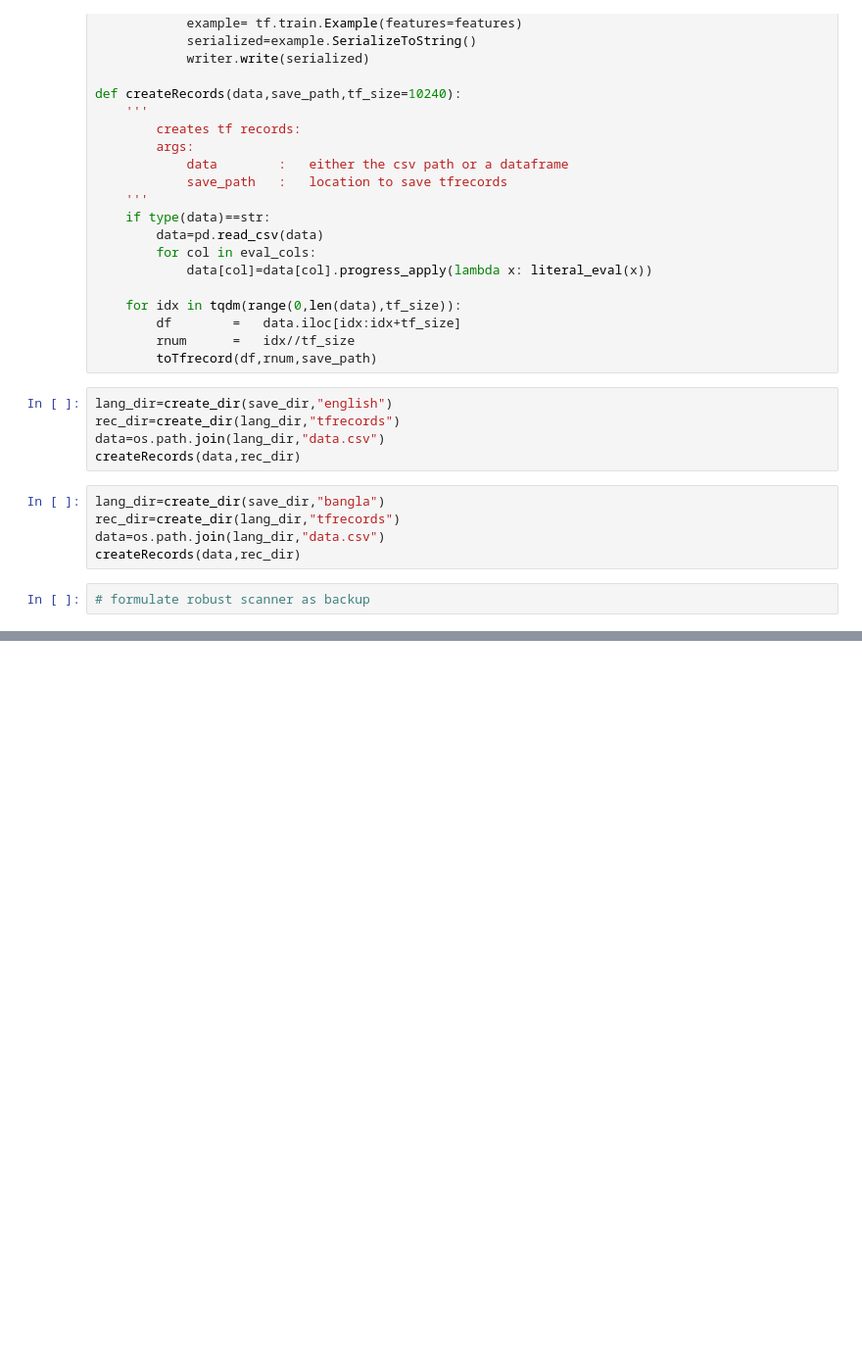
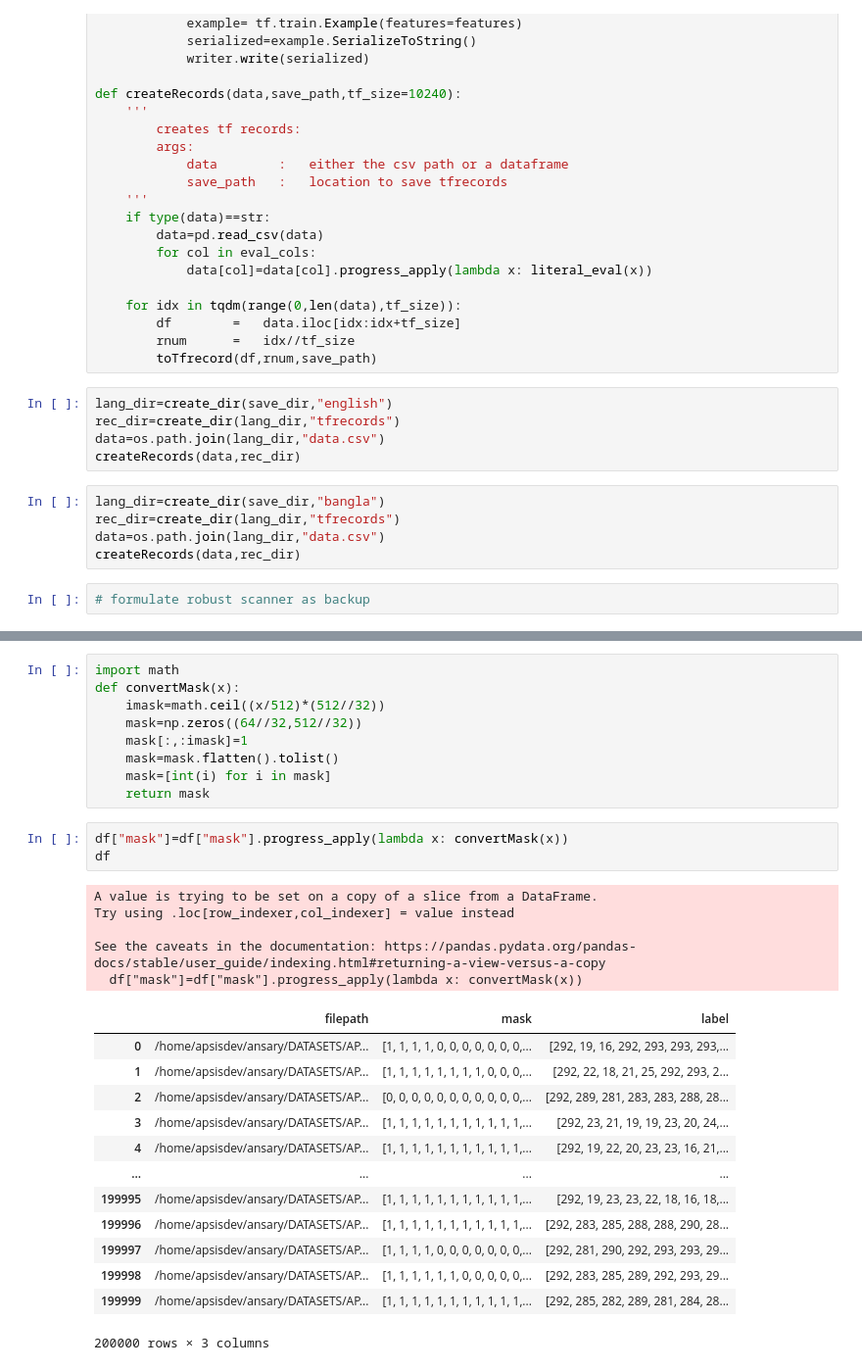
Before and after one commit to mnansary/apsis-cdr-ocr, a Jupyter notebook: number_synth.ipynb, the cells around one changed output, grey strips where cells are left out. Shown at 98% size. Saved outputs shown, nothing was run; the diff lists cells and outputs as text; blank space fills up the shorter version.

Commit message:
stable

```diff
--- a/number_synth.ipynb
+++ b/number_synth.ipynb
@@ -340,0 +404,31 @@ createRecords(df,rec_dir)
+# %%
+import math
+def convertMask(x):
+    imask=math.ceil((x/512)*(512//32))
+    mask=np.zeros((64//32,512//32))
+    mask[:,:imask]=1
+    mask=mask.flatten().tolist()
+    mask=[int(i) for i in mask]
+    return mask
+# %%
+df["mask"]=df["mask"].progress_apply(lambda x: convertMask(x))
+df
+# %% [output]
+A value is trying to be set on a copy of a slice from a DataFrame.
+Try using .loc[row_indexer,col_indexer] = value instead
+
+See the caveats in the documentation: https://pandas.pydata.org/pandas-docs/stable/user_guide/indexing.html#returning-a-view-versus-a-copy
+  df["mask"]=df["mask"].progress_apply(lambda x: convertMask(x))
+|  | filepath | mask | label |
+| 0 | /home/apsisdev/ansary/DATASETS/AP... | [1, 1, 1, 1, 0, 0, 0, 0, 0, 0, 0,... | [292, 19, 16, 292, 293, 293, 293,... |
+| 1 | /home/apsisdev/ansary/DATASETS/AP... | [1, 1, 1, 1, 1, 1, 1, 1, 0, 0, 0,... | [292, 22, 18, 21, 25, 292, 293, 2... |
+| 2 | /home/apsisdev/ansary/DATASETS/AP... | [0, 0, 0, 0, 0, 0, 0, 0, 0, 0, 0,... | [292, 289, 281, 283, 283, 288, 28... |
+| 3 | /home/apsisdev/ansary/DATASETS/AP... | [1, 1, 1, 1, 1, 1, 1, 1, 1, 1, 1,... | [292, 23, 21, 19, 19, 23, 20, 24,... |
+| 4 | /home/apsisdev/ansary/DATASETS/AP... | [1, 1, 1, 1, 1, 1, 1, 1, 1, 1, 1,... | [292, 19, 22, 20, 23, 23, 16, 21,... |
+| ... | ... | ... | ... |
+| 199995 | /home/apsisdev/ansary/DATASETS/AP... | [1, 1, 1, 1, 1, 1, 1, 1, 1, 1, 1,... | [292, 19, 23, 23, 22, 18, 16, 18,... |
+| 199996 | /home/apsisdev/ansary/DATASETS/AP... | [1, 1, 1, 1, 1, 1, 1, 1, 1, 1, 1,... | [292, 283, 285, 288, 288, 290, 28... |
+| 199997 | /home/apsisdev/ansary/DATASETS/AP... | [1, 1, 1, 1, 0, 0, 0, 0, 0, 0, 0,... | [292, 281, 290, 292, 293, 293, 29... |
+| 199998 | /home/apsisdev/ansary/DATASETS/AP... | [1, 1, 1, 1, 1, 1, 0, 0, 0, 0, 0,... | [292, 283, 285, 289, 292, 293, 29... |
+| 199999 | /home/apsisdev/ansary/DATASETS/AP... | [1, 1, 1, 1, 1, 1, 1, 1, 1, 1, 1,... | [292, 285, 282, 289, 281, 284, 28... |
+200000 rows × 3 columns
```
Also changed, not shown: parts of 6 cells of this notebook, 3 other files.
